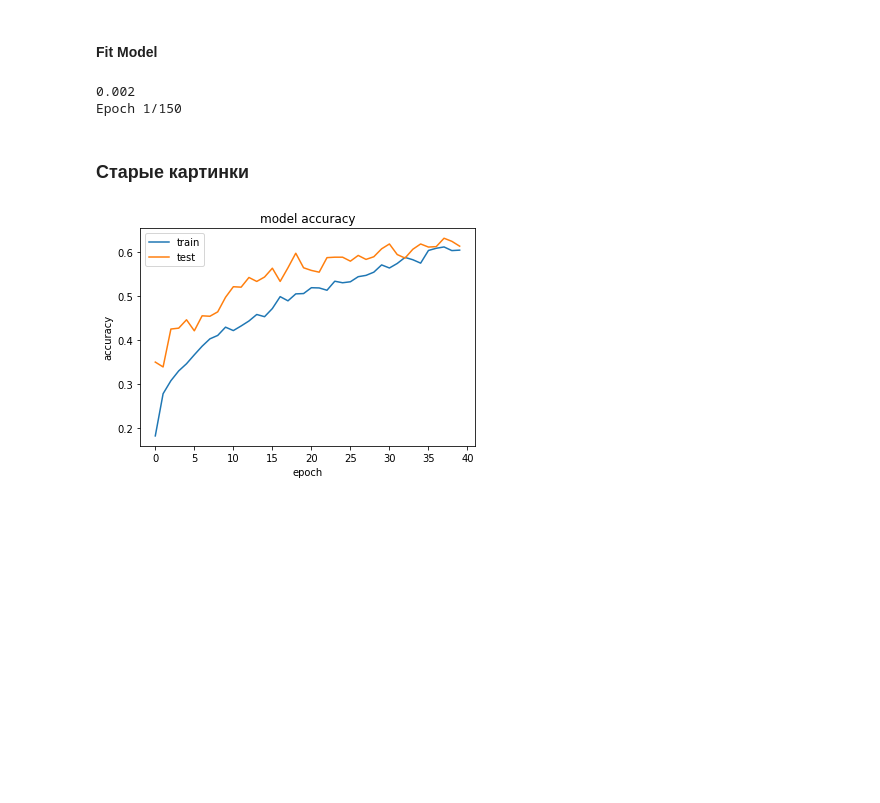
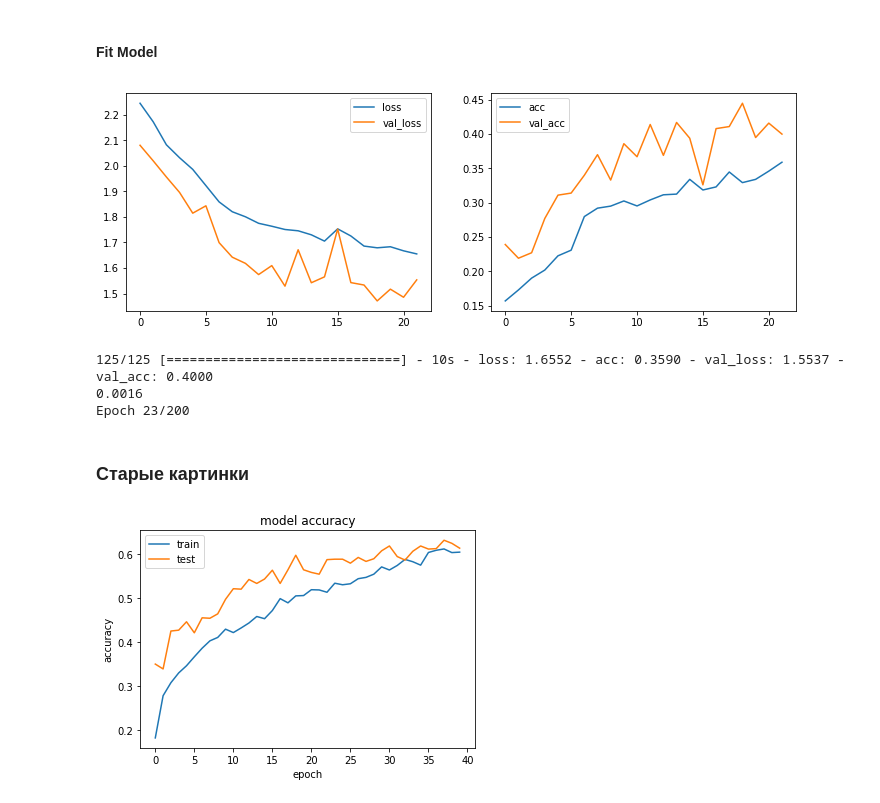
Before and after one commit to infocrat/npl_deeplearning_lab, a Jupyter notebook: labwork1.ipynb, the cells around one changed output. Cells and saved outputs as stored; diff of their text form; code cells hidden in the pictures; blank space fills up the shorter version.

```diff
--- a/labwork1.ipynb
+++ b/labwork1.ipynb
@@ -170,14 +170,16 @@ plt.show()
 # %%
 history = model.fit_generator(
         train_generator,
         steps_per_epoch=4000 / batch_size,
-        epochs=150,
+        epochs=200,
         validation_data=validation_generator,
         callbacks=[plot_losses, LearningRateScheduler(step_decay)],
         validation_steps=1000 / batch_size)
 # %% [output]
+[figure, added]
-0.002
-Epoch 1/150
+125/125 [==============================] - 10s - loss: 1.6552 - acc: 0.3590 - val_loss: 1.5537 - val_acc: 0.4000
+0.0016
+Epoch 23/200
 # %% [markdown]
 ### Старые картинки
 # %%
```
Also changed, not shown: parts of 10 cells of this notebook, 1 other file.
